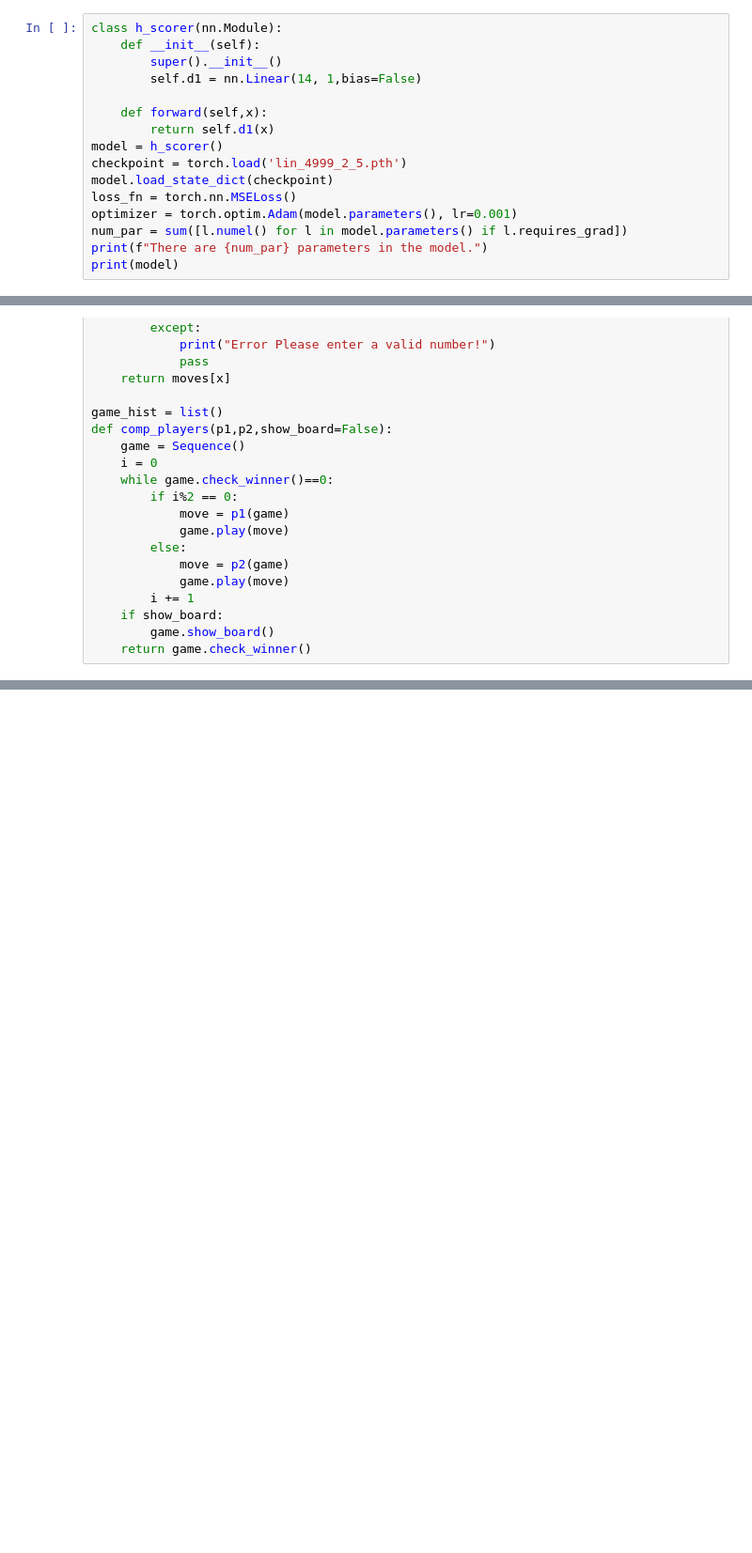
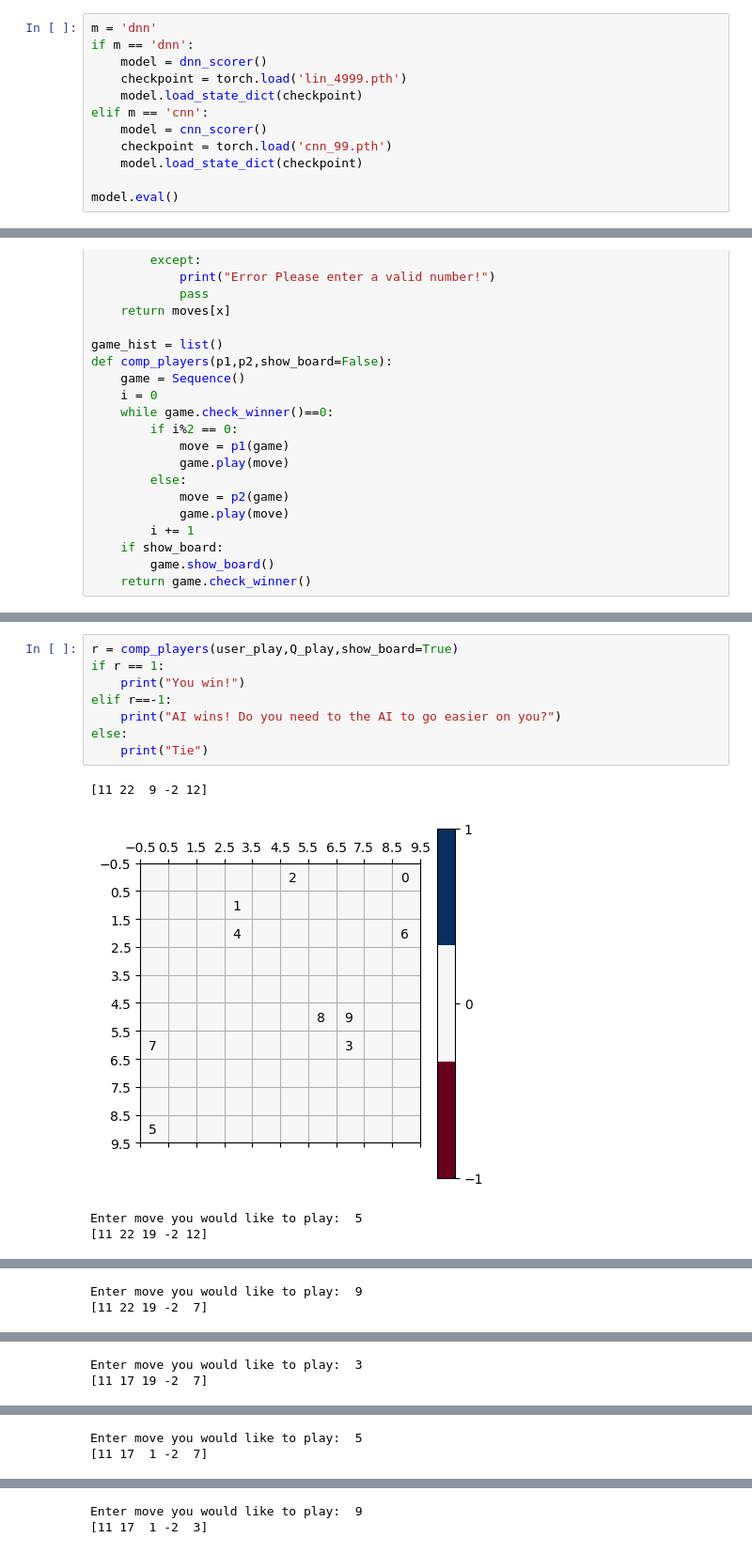
Before and after one commit to imanring/Sequence, a Jupyter notebook: Test_Game.ipynb, the cells around one changed output, grey strips where cells are left out. Shown at 94% size. Cells and saved outputs as stored; diff of their text form; blank space fills up the shorter version.

```diff
--- a/Test_Game.ipynb
+++ b/Test_Game.ipynb
@@ -6,17 +7,13 @@ from game import *
 # %%
-class h_scorer(nn.Module):
-    def __init__(self):
-        super().__init__()
-        self.d1 = nn.Linear(14, 1,bias=False)
+m = 'dnn'
+if m == 'dnn':
+    model = dnn_scorer()
+    checkpoint = torch.load('lin_4999.pth')
+    model.load_state_dict(checkpoint)
+elif m == 'cnn':
+    model = cnn_scorer()
+    checkpoint = torch.load('cnn_99.pth')
+    model.load_state_dict(checkpoint)
 
-    def forward(self,x):
-        return self.d1(x)
-model = h_scorer()
-checkpoint = torch.load('lin_4999_2_5.pth')
-model.load_state_dict(checkpoint)
-loss_fn = torch.nn.MSELoss()
-optimizer = torch.optim.Adam(model.parameters(), lr=0.001)
-num_par = sum([l.numel() for l in model.parameters() if l.requires_grad])
-print(f"There are {num_par} parameters in the model.")
-print(model)
+model.eval()
 # %% [output]
@@ -84,0 +122,13 @@ NameError: name 'gh' is not defined
+# %%
+r = comp_players(user_play,Q_play,show_board=True)
+if r == 1:
+    print("You win!")
+elif r==-1:
+    print("AI wins! Do you need to the AI to go easier on you?")
+else:
+    print("Tie")
+# %% [output]
+[11 22  9 -2 12]
+[figure, added]
+Enter move you would like to play:  5
+[11 22 19 -2 12]
@@ -84,0 +136,2 @@ NameError: name 'gh' is not defined
+Enter move you would like to play:  9
+[11 22 19 -2  7]
@@ -84,0 +139,2 @@ NameError: name 'gh' is not defined
+Enter move you would like to play:  3
+[11 17 19 -2  7]
@@ -84,0 +142,2 @@ NameError: name 'gh' is not defined
+Enter move you would like to play:  5
+[11 17  1 -2  7]
@@ -84,0 +145,2 @@ NameError: name 'gh' is not defined
+Enter move you would like to play:  9
+[11 17  1 -2  3]
```
Also changed, not shown: parts of 10 cells of this notebook, 5 other files.
